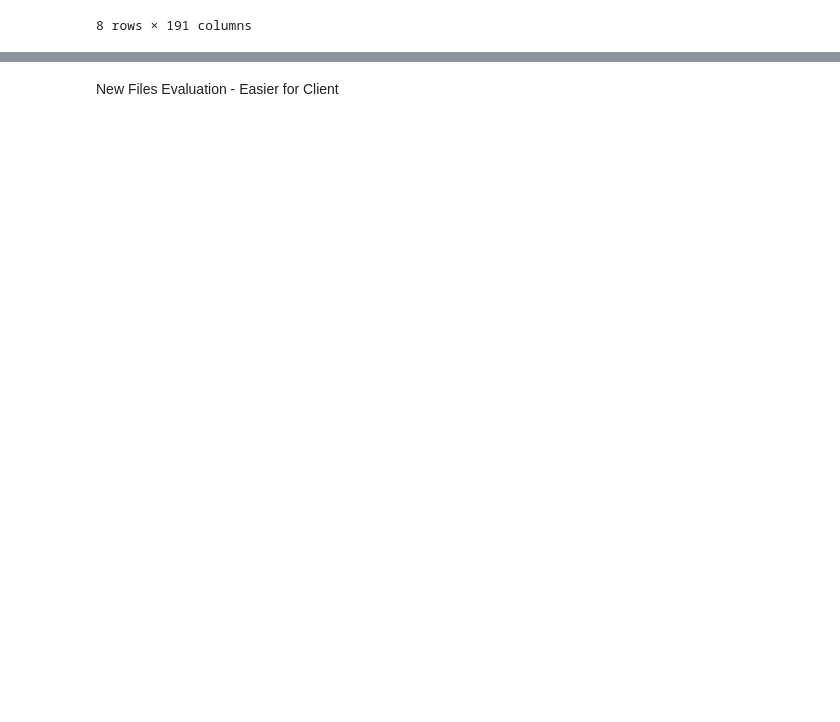
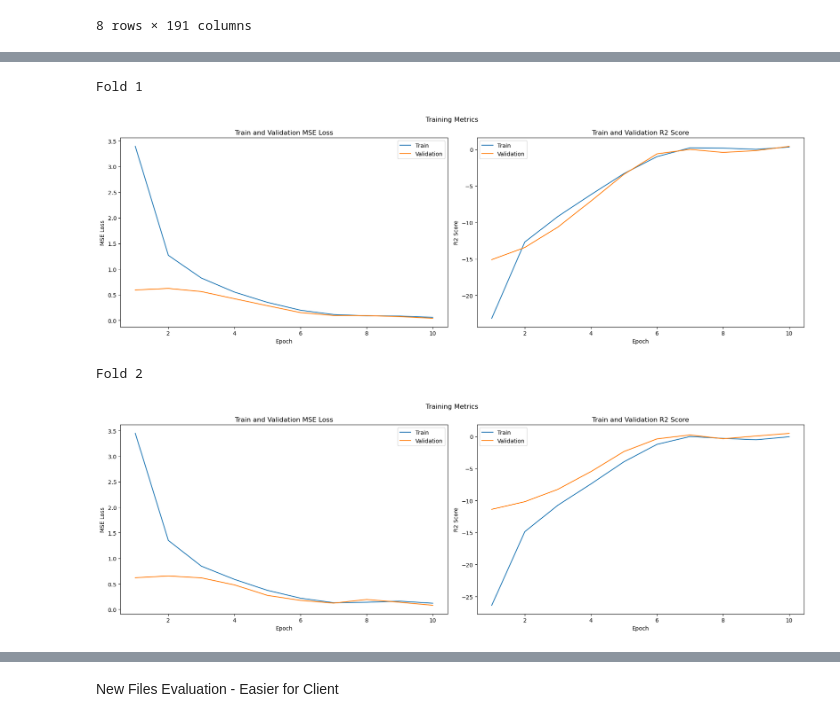
Before and after one commit to Lilly-25/Masters-Thesis, a Jupyter notebook: main_tabular.ipynb, the cells around one changed output, grey strips where cells are left out. Cells and saved outputs as stored; diff of their text form; code cells hidden in the pictures; blank space fills up the shorter version.

Commit message:
Refactored to use cross val and training pipeline for 3d kpi

```diff
--- a/main_tabular.ipynb
+++ b/main_tabular.ipynb
@@ -87,9 +103,0 @@ model = mlp_kpi2d(input_size, hidden_sizes, output_y1_size)
-# %%
-from torch.utils.data import  DataLoader
-
-batch_size = 64
-
-#test_loader = DataLoader(test_dataset, batch_size=batch_size, shuffle=False)
-criterion = nn.MSELoss()
-optimizer = optim.Adam(model.parameters(), lr=0.0075)
-epochs=10
@@ -120,2 +103,0 @@ Train R2: -0.3772, Validation R2: 0.2669
-# %%
-trainer.training_plots()
@@ -123,0 +106,5 @@ trainer.training_plots()
+# %%
+test_size=30
+# %%
+from src.data_preprocessing_tabular import data_prep
+x_normalized, y1_normalized, scaler_x, scaler_y1, input_size, output_y1_size, df_test_inputs, df_test_y1_targets=data_prep(test_size)
@@ -123,0 +149,64 @@ trainer.training_plots()
+# %%
+import torch
+import torch.nn as nn
+import torch.optim as optim
+from torch.utils.data import TensorDataset
+from src.model import mlp_kpi2d
+from src.training import mlp_kpi2d_trainer as mlp_kpi2d_trainer, LossRegularisation as loss_regularisation
+from sklearn.model_selection import KFold
+
+
+hidden_sizes = [126, 256, 516]
+batch_size = 64
+epochs = 10
+learning_rate = 0.0075
+lambda_loss_regularizer=1.5
+splits=3
+
+kf = KFold(n_splits=splits, shuffle=True, random_state=42)##Goto store splits and load from there to be sure of reproducibiiity
+
+# Lists to store results
+cross_train_losses = []
+cross_val_losses = []
+cross_train_r2s = []
+cross_val_r2s = []
+
+for fold, (train_index, val_index) in enumerate(kf.split(x_normalized), 1):
+    print(f"Fold {fold}")
+
+    # Train-Validation data as per cross val splits
+    x_train, x_val = x_normalized[train_index], x_normalized[val_index]
+    y1_train, y1_val = y1_normalized[train_index], y1_normalized[val_index]
+
+    train_dataset = TensorDataset(torch.FloatTensor(x_train), torch.FloatTensor(y1_train))
+    val_dataset = TensorDataset(torch.FloatTensor(x_val), torch.FloatTensor(y1_val))
+
+    # TODO Then whats the benefit of doing k times?
+    model = mlp_kpi2d(input_size, hidden_sizes, output_y1_size)
+    loss = nn.MSELoss()
+
+    criterion = loss_regularisation(loss, lambda_loss_regularizer)
+    optimizer = optim.Adam(model.parameters(), lr=learning_rate)
+
+    # Create trainer
+    trainer = mlp_kpi2d_trainer(model, train_dataset, val_dataset, batch_size, criterion, optimizer)
+
+    # Train the model
+    trainer.train(epochs)
+
+    # Store results
+    cross_train_losses.append(trainer.train_loss_history)
+    cross_val_losses.append(trainer.val_loss_history)
+    cross_train_r2s.append(trainer.train_r2_history)
+    cross_val_r2s.append(trainer.val_r2_history)
+
+# Calculate average metrics across folds
+avg_train_losses = torch.mean(torch.tensor(cross_train_losses), dim=0)
+avg_val_losses = torch.mean(torch.tensor(cross_val_losses), dim=0)
+avg_train_r2s = torch.mean(torch.tensor(cross_train_r2s), dim=0)
+avg_val_r2s = torch.mean(torch.tensor(cross_val_r2s), dim=0)
+# %% [output]
+Fold 1
+[figure, added]
+Fold 2
+[figure, added]
```
Also changed, not shown: parts of 82 cells of this notebook.
